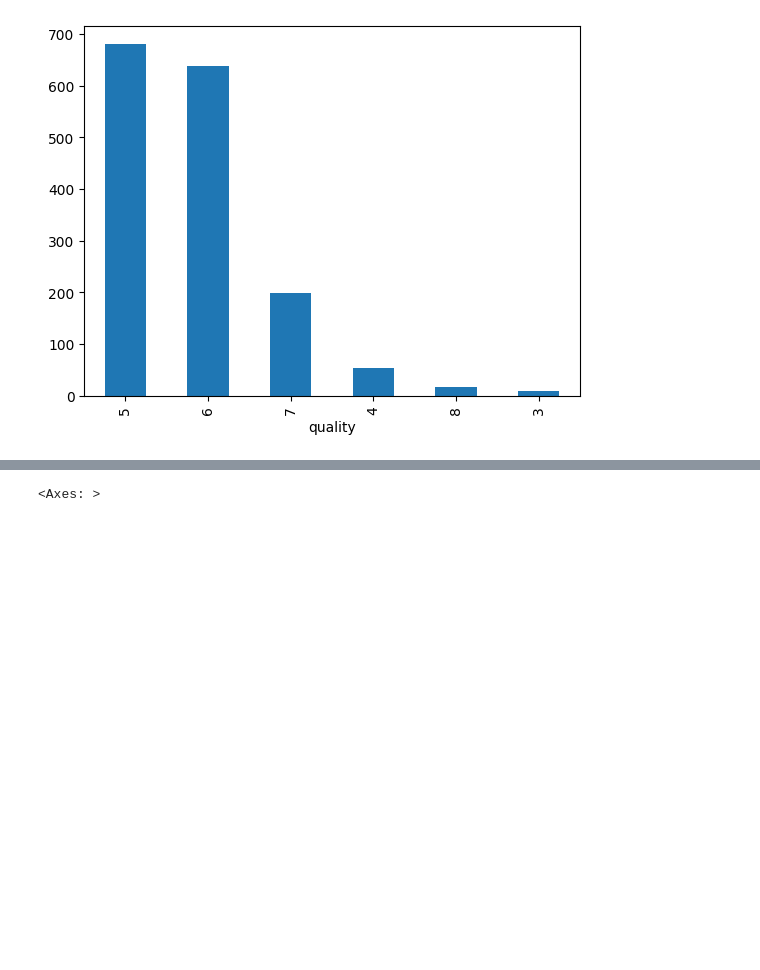
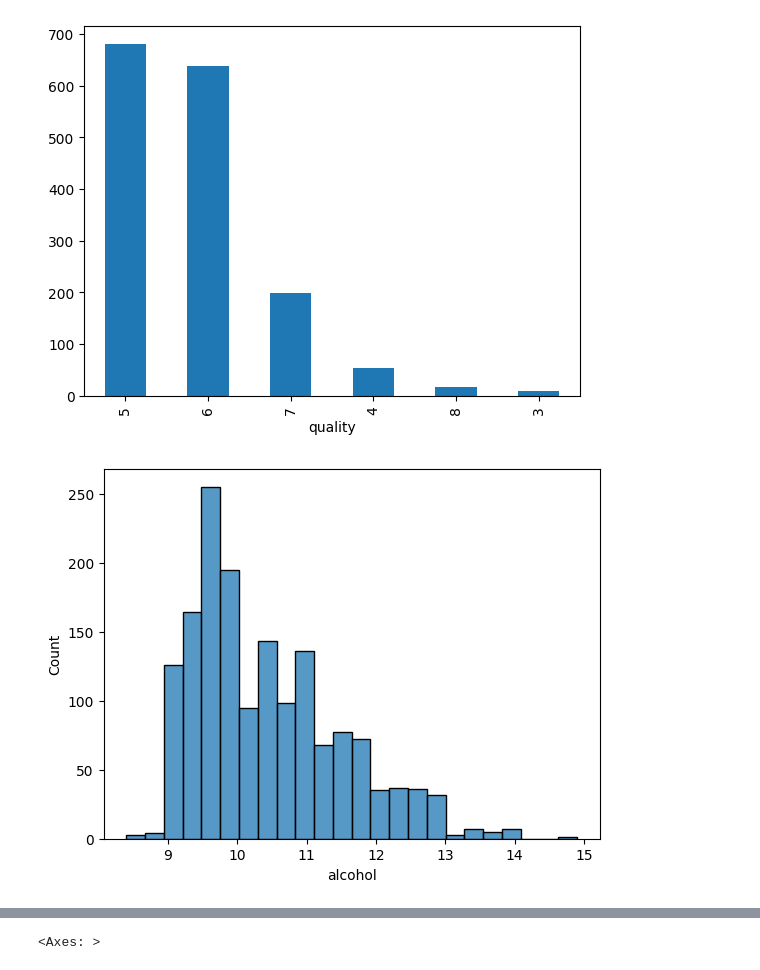
Before and after one commit to vuthanhlam848/DTA, a Jupyter notebook: DecisionTree.ipynb, the cells around one changed output, grey strips where cells are left out. Saved outputs shown, nothing was run; the diff lists cells and outputs as text; code cells hidden in the pictures; blank space fills up the shorter version.

```diff
--- a/EDA.ipynb
+++ b/DecisionTree.ipynb
@@ -64,4 +72,8 @@ plt.show()
 # %% [output]
 [figure]
 # %%
-# vẽ đồ thị
+# vẽ đồ thị cho alcohol
+sns.histplot(data['alcohol'])
+plt.show()
+# %% [output]
+[figure, added]
```
Also changed, not shown: parts of 28 cells of this notebook, 1 other file.
